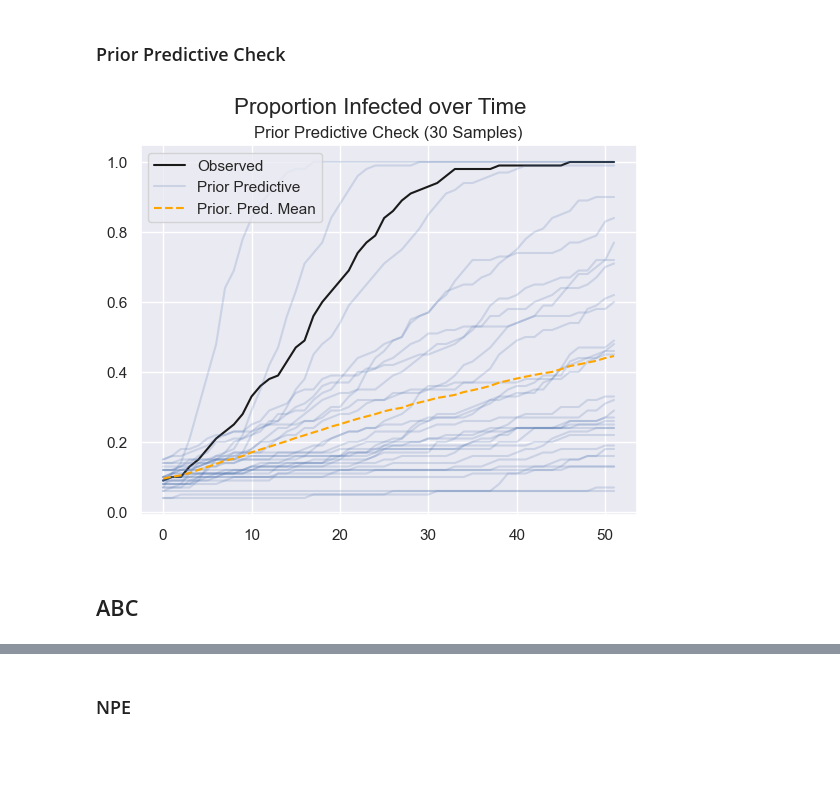
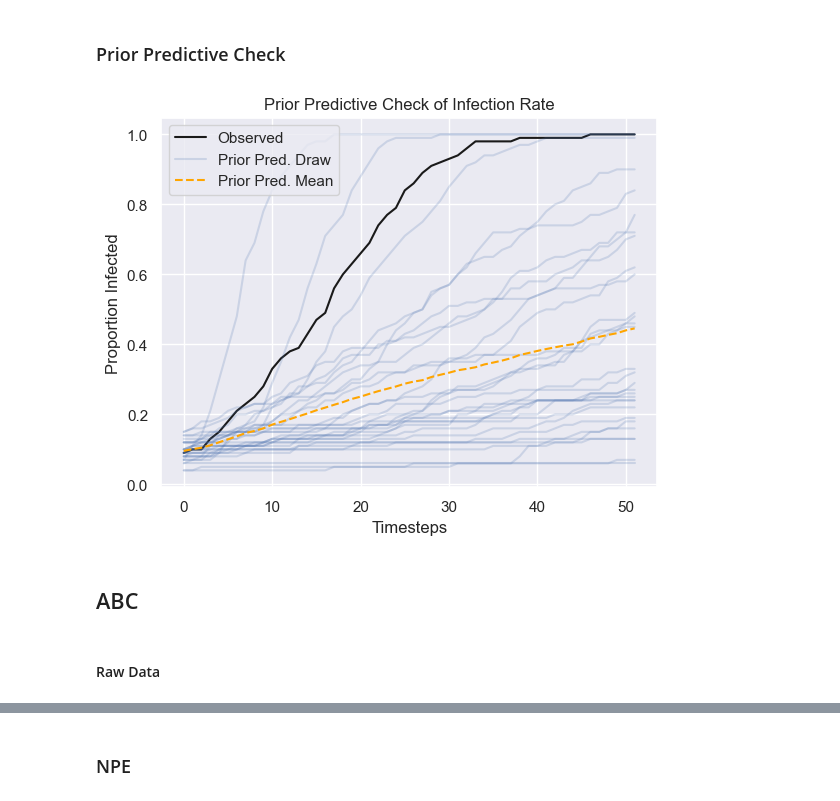
Before and after one commit to epibayes/np-epid, a Jupyter notebook: notebooks/si_simulation.ipynb, the cells around one changed output, grey strips where cells are left out. Saved outputs shown, nothing was run; the diff lists cells and outputs as text; code cells hidden in the pictures; blank space fills up the shorter version.

Commit message:
Improved figures

```diff
--- a/notebooks/si_simulation.ipynb
+++ b/notebooks/si_simulation.ipynb
@@ -20,10 +20,9 @@ N = 100
 T = 52
 K = 30
 # %%
-si_model = SIModel(alpha, gamma, beta_true,
-                   prior_mu, prior_sigma, n_zones,
+si_model = SIModel(alpha, gamma, beta_true, n_zones,
+                   prior_mu, prior_sigma,
                    N, T, summarize=False)
-
 x_o_raw = si_model.get_observed_data(29)
 I_o = np.array(x_o_raw)[0]
 S_o  = 1 - I_o
@@ -33,6 +32,6 @@ plt.legend(loc="upper right")
 plt.xlabel("Timesteps")
 plt.ylabel("Proportion")
 plt.ylim(0, 1.1)
-plt.title("Susceptible-Infected Simulation")
+plt.title("Susceptible-Infected Simulation: No Migration")
 plt.show()
 # %% [output]
@@ -40,14 +39,13 @@ plt.show()
 # %%
 # visualize prior
-prior_mu = -3
-prior_sigma = 1
 np.random.seed(10)
 x = np.arange(0, 0.5, 0.005)
 ax = sns.lineplot(x=x, y=lognorm.pdf(x, scale=np.exp(prior_mu), s=prior_sigma))
-ax.set_xlabel("Rate of Infection")
+ax.set_xlabel(r"Rate of Infection $\beta$")
 ax.set_title(f"Prior Density")
 prior_mean = np.exp(prior_mu + prior_sigma**2/2)
-plt.axvline(prior_mean, color="k")
-plt.axvline(beta_true, color="red", linestyle="--")
+plt.axvline(prior_mean, color="k", label="Prior Mean")
+plt.axvline(beta_true, color="red", linestyle="--", label=r"True $\beta$")
+plt.legend()
 plt.show()
 # %% [output]
@@ -70,30 +68,31 @@ A reasonably well-calibrated prior: $P(\beta > \beta^*) = 0.15$.
 # %%
 prior = norm(prior_mu, prior_sigma)
 prior_sample = np.exp(prior.rvs(size=K, random_state=2))
 prior_predictive = np.empty((K, T))
 
 for i in range(K):
     si_model = SIModel(alpha, gamma, prior_sample[i],
-                   prior_mu, prior_sigma, n_zones,
+                   n_zones, prior_mu, prior_sigma,
                    N, T, summarize=False)
     x_rep = si_model.get_observed_data(i)
     prior_predictive[i] =  np.array(x_rep)[0]
 prp_mean = prior_predictive.mean(0)
 
-labels = ["Prior Predictive"] + [None for _ in range(K-1)]
+labels = ["Prior Pred. Draw"] + [None for _ in range(K-1)]
 I_o = np.array(x_o_raw)[0]
 S_o  = 1 - I_o
 plt.plot(I_o, label="Observed", color="k")
 plt.plot(prior_predictive.T,
          label=labels, color="b",
          alpha=0.2)
-plt.plot(prp_mean, label="Prior. Pred. Mean", linestyle="--",
+plt.plot(prp_mean, label="Prior Pred. Mean", linestyle="--",
          color="orange")
 plt.legend()
-plt.suptitle("Proportion Infected over Time", fontsize=16)
-plt.title("Prior Predictive Check (30 Samples)")
+plt.title("Prior Predictive Check of Infection Rate")
+plt.ylabel("Proportion Infected")
+plt.xlabel("Timesteps")
 plt.show()
 # %% [output]
-[figure, old version]
+[figure, new version]
 # %% [markdown]
 ## ABC
@@ -106,0 +99,2 @@ x_o = si_model.get_observed_data(29)
+# %% [markdown]
+#### Raw Data
```
Also changed, not shown: parts of 17 cells of this notebook, 7 other files.
